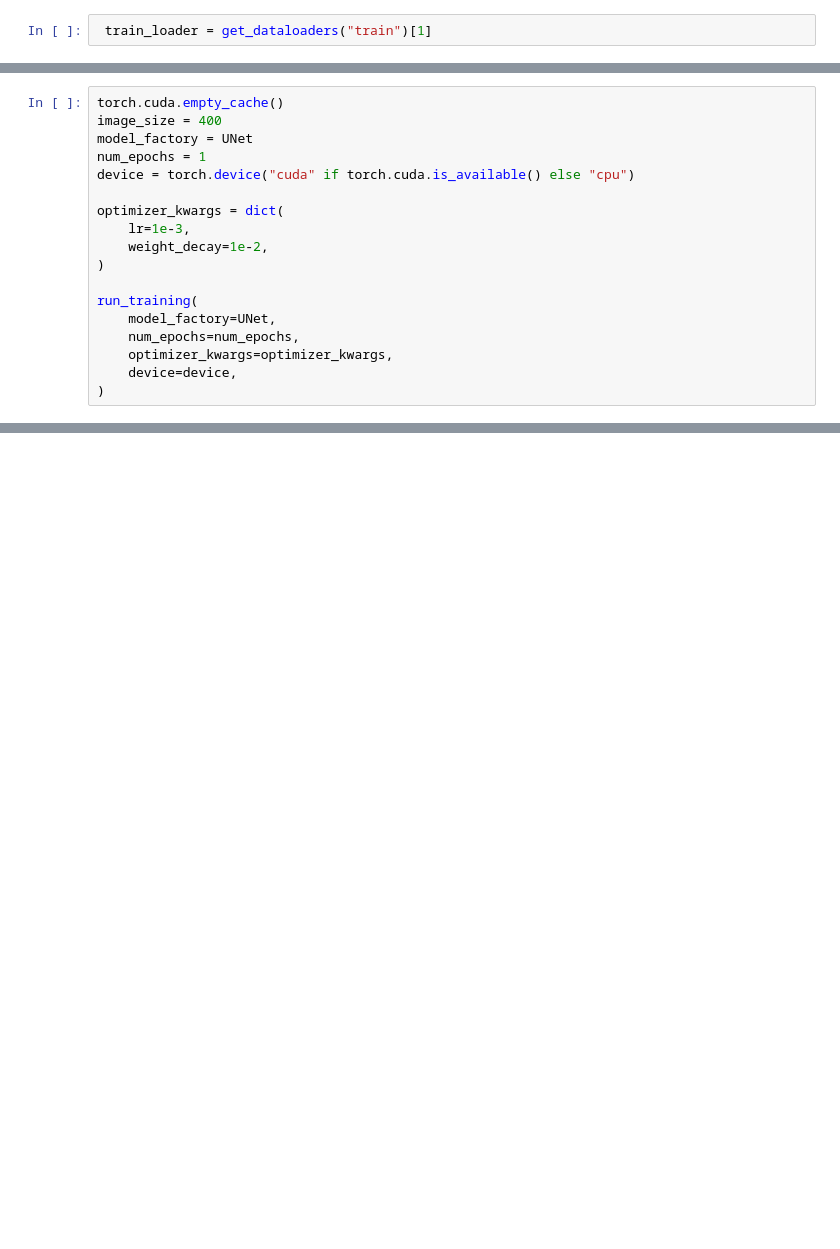
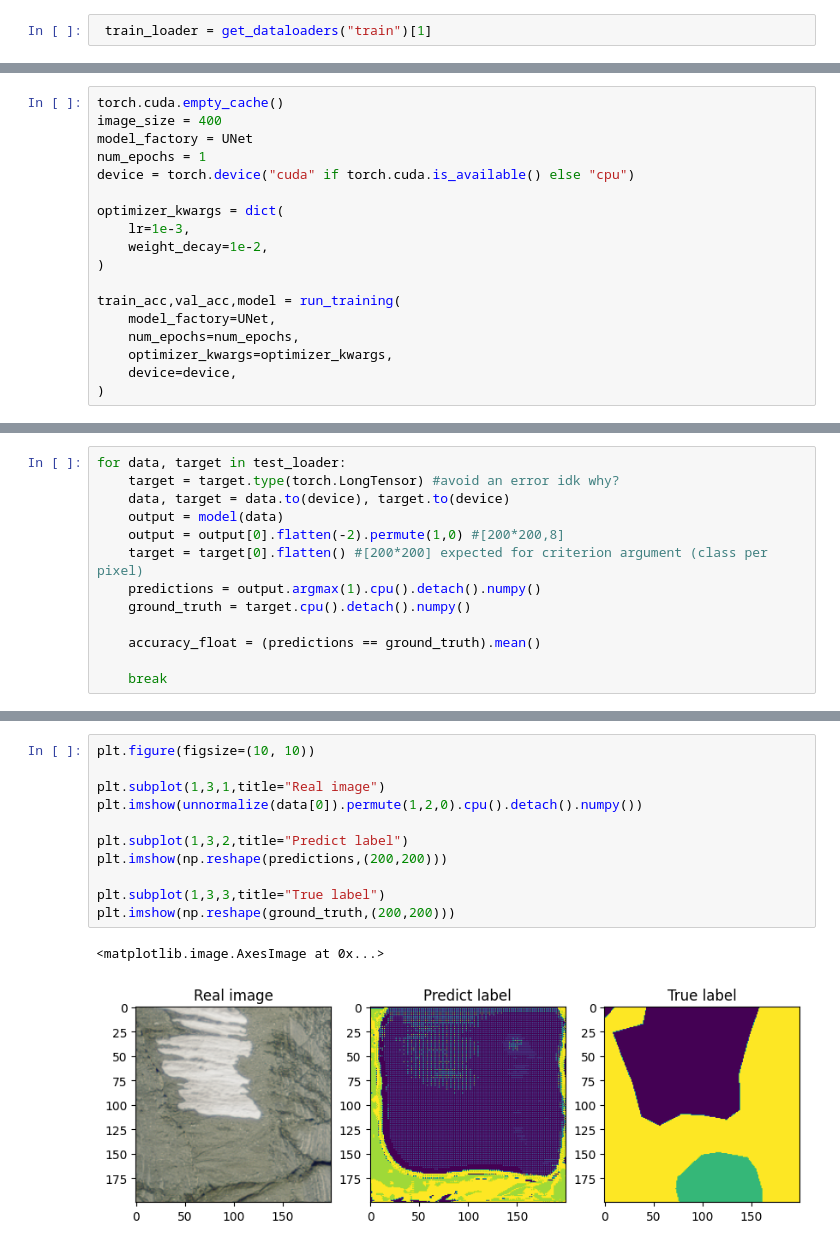
Before and after one commit to a-texier/IPEO-project-2022, a Jupyter notebook: Project-IPEO-2022.ipynb, the cells around one changed output, grey strips where cells are left out. Cells and saved outputs as stored; diff of their text form; blank space fills up the shorter version.

```diff
--- a/Project-IPEO-2022.ipynb
+++ b/Project-IPEO-2022.ipynb
@@ -592,7 +591,7 @@ optimizer_kwargs = dict(
     weight_decay=1e-2,
 )
 
-run_training(
+train_acc,val_acc,model = run_training(
     model_factory=UNet,
     num_epochs=num_epochs,
     optimizer_kwargs=optimizer_kwargs,
@@ -644,0 +646,13 @@ def training_step(batch, model, optimizer, device="cuda"):
+# %%
+for data, target in test_loader:
+    target = target.type(torch.LongTensor) #avoid an error idk why?
+    data, target = data.to(device), target.to(device)
+    output = model(data)
+    output = output[0].flatten(-2).permute(1,0) #[200*200,8]
+    target = target[0].flatten() #[200*200] expected for criterion argument (class per pixel)
+    predictions = output.argmax(1).cpu().detach().numpy()
+    ground_truth = target.cpu().detach().numpy()
+
+    accuracy_float = (predictions == ground_truth).mean()
+
+    break
@@ -644,0 +673,14 @@ def training_step(batch, model, optimizer, device="cuda"):
+# %%
+plt.figure(figsize=(10, 10))
+
+plt.subplot(1,3,1,title="Real image")
+plt.imshow(unnormalize(data[0]).permute(1,2,0).cpu().detach().numpy())
+
+plt.subplot(1,3,2,title="Predict label")
+plt.imshow(np.reshape(predictions,(200,200)))
+
+plt.subplot(1,3,3,title="True label")
+plt.imshow(np.reshape(ground_truth,(200,200)))
+# %% [output]
+<matplotlib.image.AxesImage at 0x...>
+[figure, added]
```
Also changed, not shown: parts of 23 cells of this notebook.
